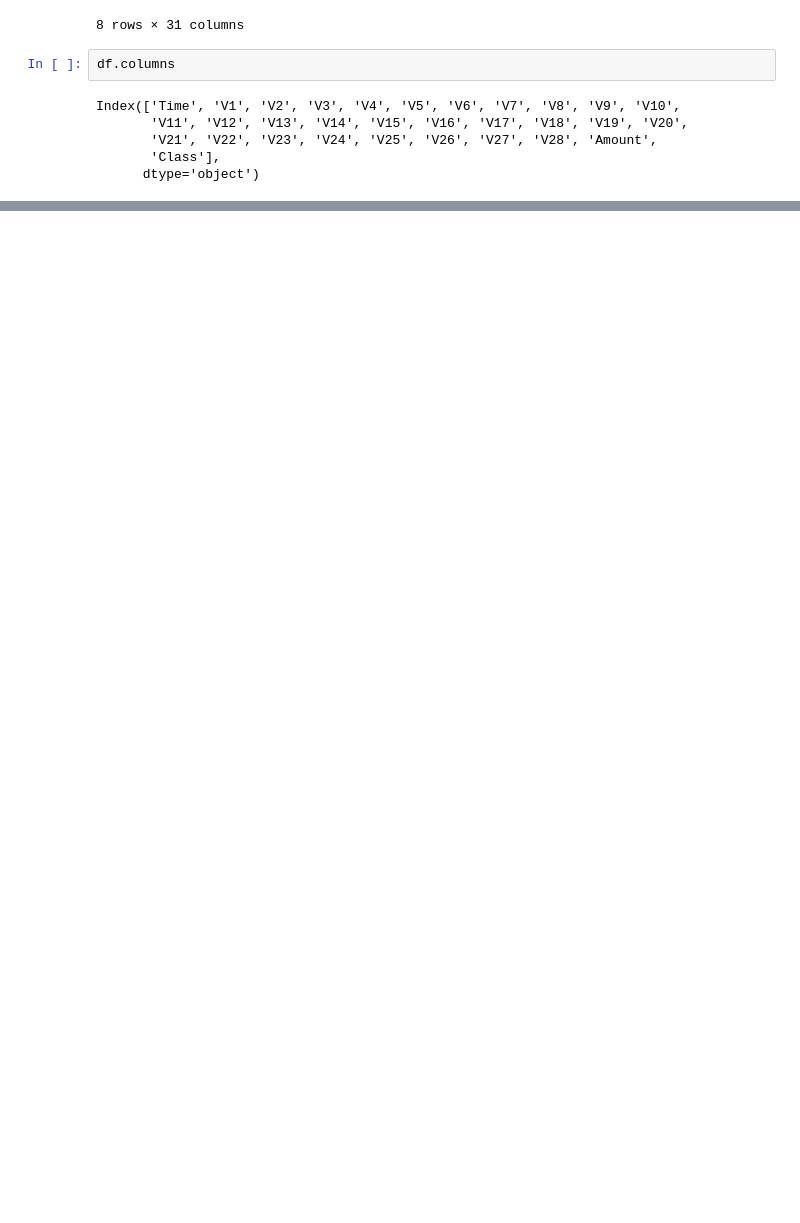
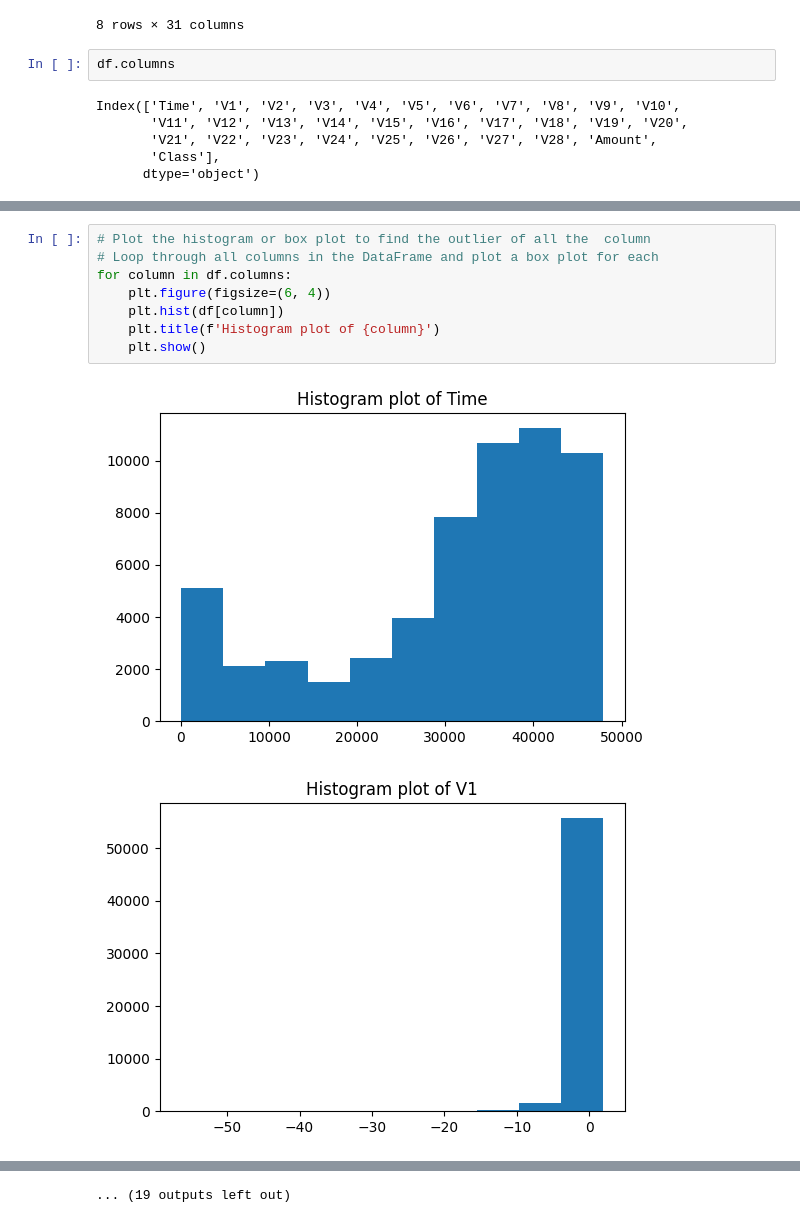
Before and after one commit to SurekhaBerlin/Credit-Card-Fraud-Prediction-using-ML, a Jupyter notebook: Credit_Card_Fraud_Prediction_using_ML_ipynb.ipynb, the cells around one changed output, grey strips where cells are left out. Cells and saved outputs as stored; diff of their text form; blank space fills up the shorter version.

```diff
--- a/Credit_Card_Fraud_Prediction_using_ML_ipynb.ipynb
+++ b/Credit_Card_Fraud_Prediction_using_ML_ipynb.ipynb
@@ -83,0 +94,11 @@ df.duplicated().sum()
+# %%
+# Plot the histogram or box plot to find the outlier of all the  column
+# Loop through all columns in the DataFrame and plot a box plot for each
+for column in df.columns:
+    plt.figure(figsize=(6, 4))
+    plt.hist(df[column])
+    plt.title(f'Histogram plot of {column}')
+    plt.show()
+# %% [output]
+[figure, added]
+[figure, added]
@@ -83,0 +115 @@ df.duplicated().sum()
+... (19 outputs left out)
```
Also changed, not shown: parts of 8 cells of this notebook.
